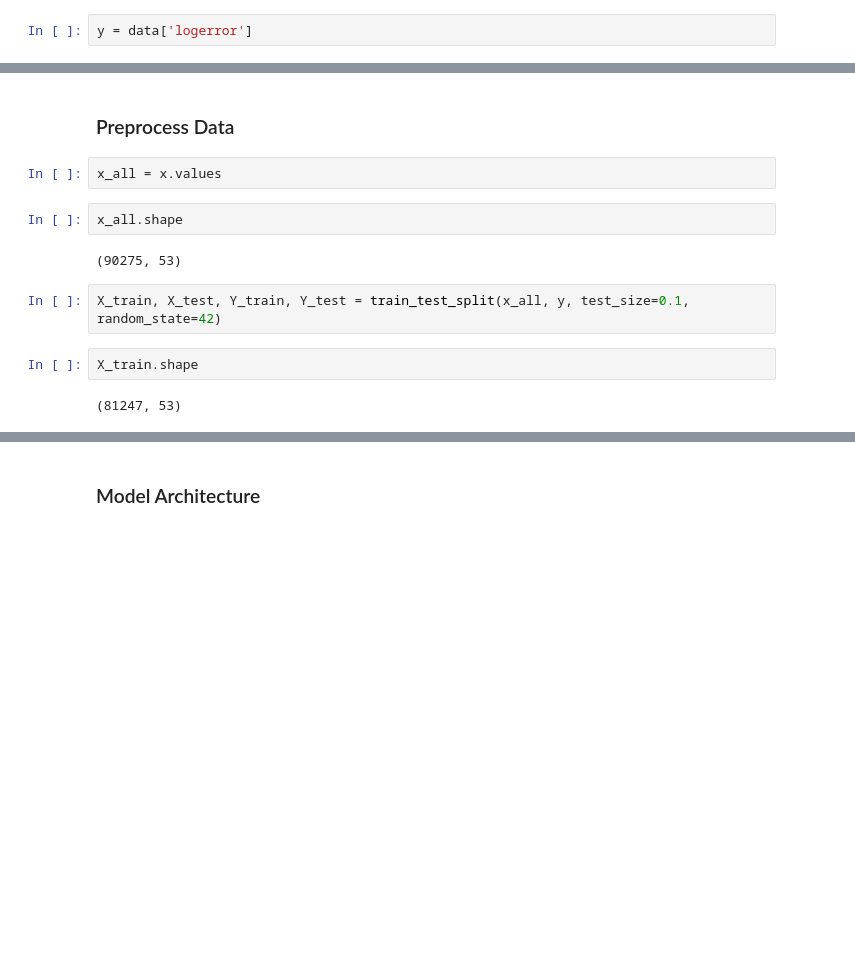
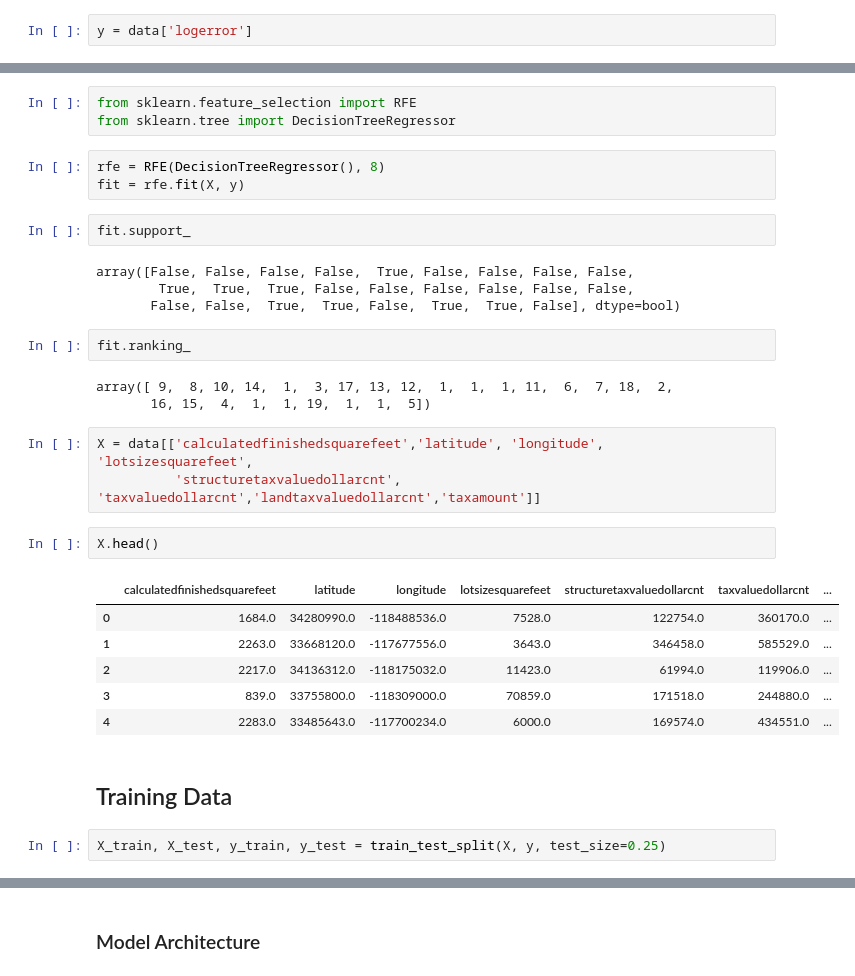
Before and after one commit to ssuravarapu/DeepLearning, a Jupyter notebook: kaggle/zestimate/zestimate_error_pred.ipynb, the cells around one changed output, grey strips where cells are left out. Saved outputs shown, nothing was run; the diff lists cells and outputs as text; blank space fills up the shorter version.

Commit message:
Updated with more traditional ML techniques - Decision Tree and Random Forests

```diff
--- a/kaggle/zestimate/zestimate_error_pred.ipynb
+++ b/kaggle/zestimate/zestimate_error_pred.ipynb
@@ -84,14 +145,33 @@ x.shape
+# %%
+from sklearn.feature_selection import RFE
+from sklearn.tree import DecisionTreeRegressor
+# %%
+rfe = RFE(DecisionTreeRegressor(), 8)
+fit = rfe.fit(X, y)
+# %%
+fit.support_
+# %% [output]
+array([False, False, False, False,  True, False, False, False, False,
+        True,  True,  True, False, False, False, False, False, False,
+       False, False,  True,  True, False,  True,  True, False], dtype=bool)
+# %%
+fit.ranking_
+# %% [output]
+array([ 9,  8, 10, 14,  1,  3, 17, 13, 12,  1,  1,  1, 11,  6,  7, 18,  2,
+       16, 15,  4,  1,  1, 19,  1,  1,  5])
+# %%
+X = data[['calculatedfinishedsquarefeet','latitude', 'longitude', 'lotsizesquarefeet',
+          'structuretaxvaluedollarcnt', 'taxvaluedollarcnt','landtaxvaluedollarcnt','taxamount']]
+# %%
+X.head()
+# %% [output]
+|  | calculatedfinishedsquarefeet | latitude | longitude | lotsizesquarefeet | structuretaxvaluedollarcnt | taxvaluedollarcnt | ... |
+| 0 | 1684.0 | 34280990.0 | -118488536.0 | 7528.0 | 122754.0 | 360170.0 | ... |
+| 1 | 2263.0 | 33668120.0 | -117677556.0 | 3643.0 | 346458.0 | 585529.0 | ... |
+| 2 | 2217.0 | 34136312.0 | -118175032.0 | 11423.0 | 61994.0 | 119906.0 | ... |
+| 3 | 839.0 | 33755800.0 | -118309000.0 | 70859.0 | 171518.0 | 244880.0 | ... |
+| 4 | 2283.0 | 33485643.0 | -117700234.0 | 6000.0 | 169574.0 | 434551.0 | ... |
 # %% [markdown]
-### Preprocess Data
+## Training Data
-# %%
-x_all = x.values
-# %%
-x_all.shape
-# %% [output]
-(90275, 53)
 # %%
-X_train, X_test, Y_train, Y_test = train_test_split(x_all, y, test_size=0.1, random_state=42)
+X_train, X_test, y_train, y_test = train_test_split(X, y, test_size=0.25)
-# %%
-X_train.shape
-# %% [output]
-(81247, 53)
```
Also changed, not shown: parts of 40 cells of this notebook.
